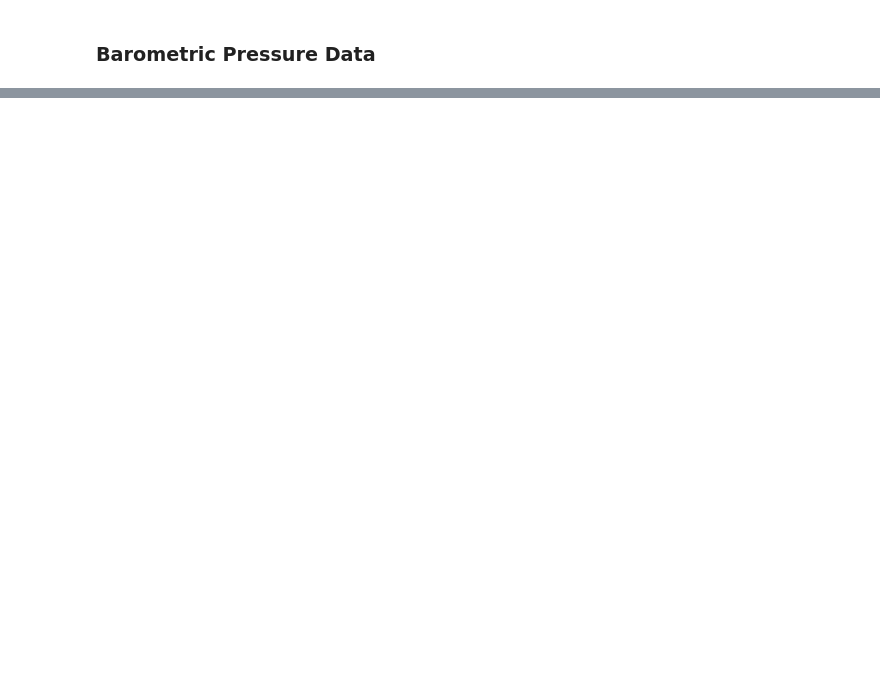
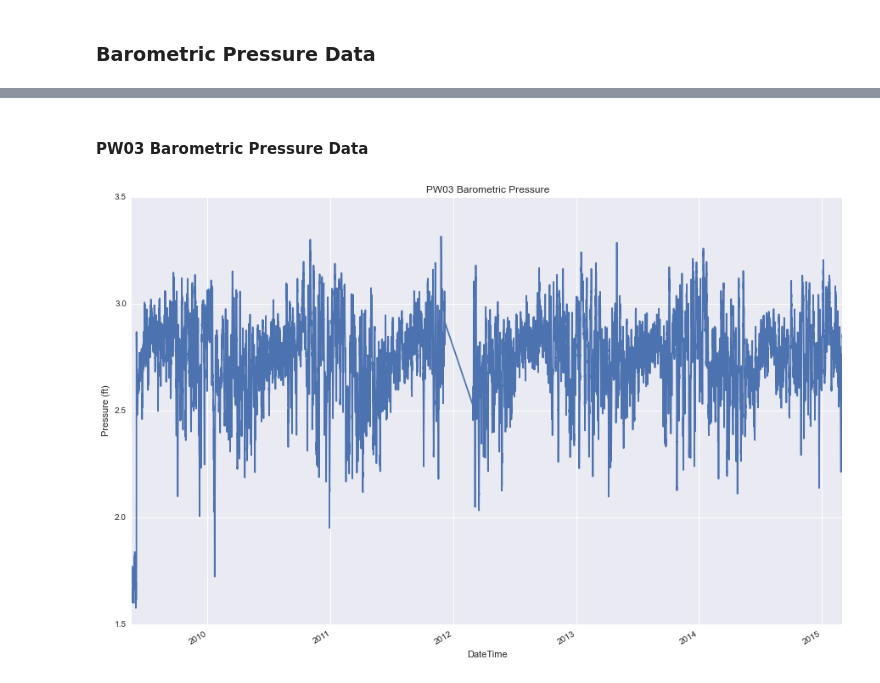
Before and after one commit to inkenbrandt/IPython, a Jupyter notebook: Snake_Valley_Data_Import.ipynb, the cells around one changed output, grey strips where cells are left out. Cells and saved outputs as stored; diff of their text form; code cells hidden in the pictures; blank space fills up the shorter version.

```diff
--- a/Snake_Valley_Data_Import.ipynb
+++ b/Snake_Valley_Data_Import.ipynb
@@ -81,0 +225,12 @@ pw10baro.to_csv("E:\\Snake Valley Water\\Transducer Data\\Raw_data_archive\\all\
+# %% [markdown]
+#### PW03 Barometric Pressure Data
+# %%
+pw03baro_files = "E:\\Snake Valley Water\\Transducer Data\\Raw_data_archive\\all\\XLE\\pw03 baro*"
+pw03baro = compilation(pw03baro_files)
+pw03baro['Level'].plot()
+plt.title('PW03 Barometric Pressure')
+plt.ylabel('Pressure (ft)')
+
+pw03baro.to_csv("E:\\Snake Valley Water\\Transducer Data\\Raw_data_archive\\all\\pw03baro.csv")
+# %% [output]
+[figure, added]
```
Also changed, not shown: parts of 49 cells of this notebook.
